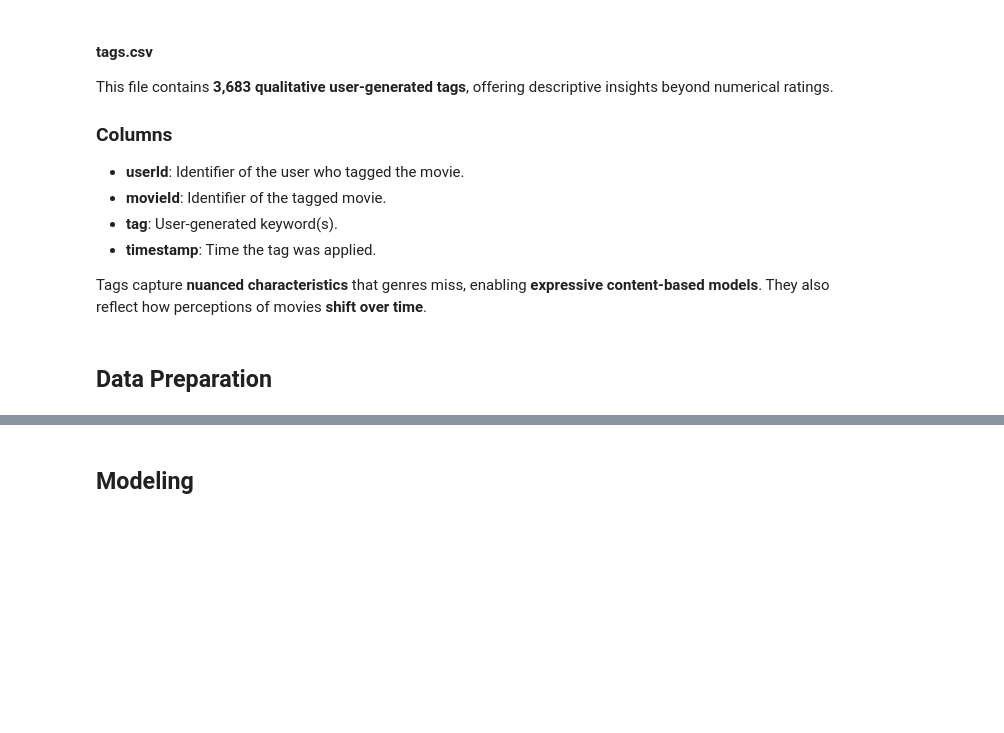
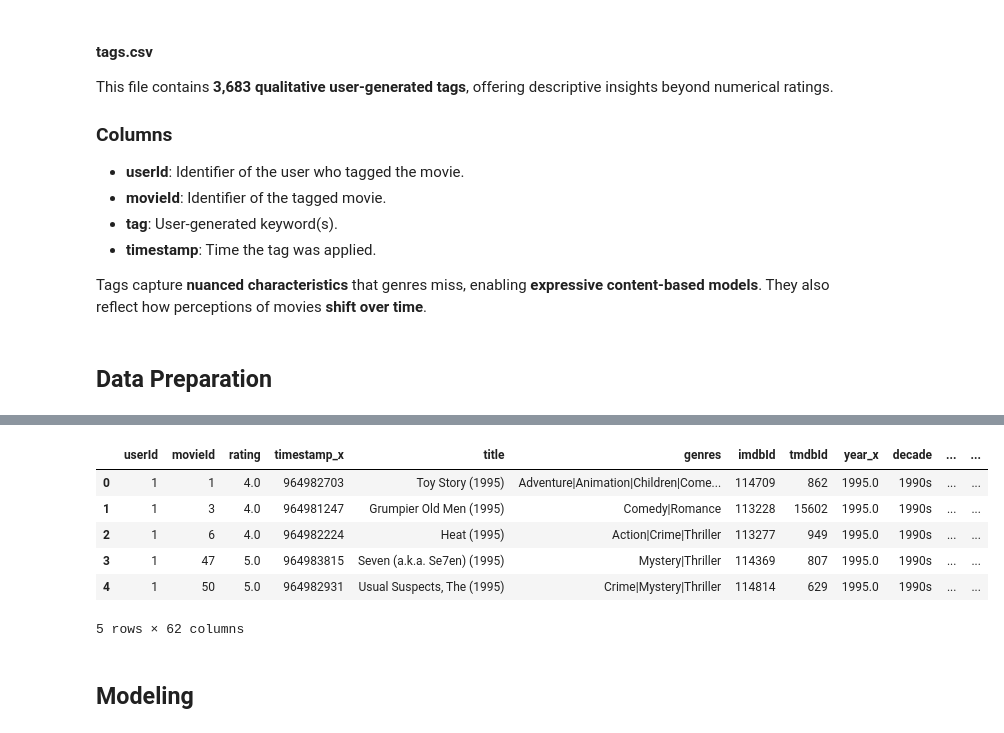
Before and after one commit to H-Rumenya/Group_2_P4_Project, a Jupyter notebook: phase4_project.ipynb, the cells around one changed output, grey strips where cells are left out. Drawn from its saved outputs; the diff is of its cells as text; code cells hidden in the pictures; blank space fills up the shorter version.

```diff
--- a/phase4_project.ipynb
+++ b/phase4_project.ipynb
@@ -201,0 +314,3 @@ Tags capture **nuanced characteristics** that genres miss, enabling **expressive
+# %%
+# Remove exact duplicate rows.
+df = df.drop_duplicates()
@@ -201,0 +328,5 @@ Tags capture **nuanced characteristics** that genres miss, enabling **expressive
+# %%
+# Convert the column to numeric values (non-numeric entries become NaN).
+#Keep only timestamps that fall within a valid range defined by TS_MIN and TS_MAX.
+if "timestamp_x" in df.columns:
+    df["timestamp_x"] = sanitize_timestamp(df["timestamp_x"])
@@ -201,0 +412,12 @@ Tags capture **nuanced characteristics** that genres miss, enabling **expressive
+# %%
+# Row-level ratings table for modeling (keep useful columns if present)
+keep_cols = ["userId", "movieId", "rating"]
+for c in ["timestamp_x", "timestamp", "title", "genres", "imdbId", "tmdbId", "year", "decade"]:
+    if c in df.columns:
+        keep_cols.append(c)
+
+ratings_clean = df[keep_cols].reset_index(drop=True)
+
+# Display small previews
+display(ratings_clean.head(3))
+display(movie_features_ohe.head(3))
@@ -202,3 +434,40 @@ Tags capture **nuanced characteristics** that genres miss, enabling **expressive
+# %%
+# join ratings_clean and movie_features_ohe.
+
+item_feats = movie_features_ohe.drop(columns=["title"])  # keep if you want; usually not used by ML models
+df_joined = ratings_clean.merge(item_feats, on="movieId", how="left")
+
+# Identify genre columns once
+genre_cols = [c for c in movie_features_ohe.columns if c.startswith("genre_")]
+
+# User-genre profile: average (rating-weighted) genre affinity
+tmp = (
+    ratings_clean[["userId", "rating", "movieId"]]
+    .merge(movie_features_ohe[["movieId"] + genre_cols], on="movieId", how="left")
+)
+
+# weight genre indicators by rating
+tmp[genre_cols] = tmp[genre_cols].mul(tmp["rating"], axis=0)
+
+user_profile = (tmp.groupby("userId")[genre_cols]
+                   .mean()
+                   .add_prefix("u_")
+                   .reset_index())
+
+# Merge user profile + item features + rating label
+df_train = (ratings_clean
+            .merge(item_feats, on="movieId", how="left")
+            .merge(user_profile, on="userId", how="left"))
+
+df_train.head()
+# %% [output]
+|  | userId | movieId | rating | timestamp_x | title | genres | imdbId | tmdbId | year_x | decade | ... | ... |
+| 0 | 1 | 1 | 4.0 | 964982703 | Toy Story (1995) | Adventure|Animation|Children|Come... | 114709 | 862 | 1995.0 | 1990s | ... | ... |
+| 1 | 1 | 3 | 4.0 | 964981247 | Grumpier Old Men (1995) | Comedy|Romance | 113228 | 15602 | 1995.0 | 1990s | ... | ... |
+| 2 | 1 | 6 | 4.0 | 964982224 | Heat (1995) | Action|Crime|Thriller | 113277 | 949 | 1995.0 | 1990s | ... | ... |
+| 3 | 1 | 47 | 5.0 | 964983815 | Seven (a.k.a. Se7en) (1995) | Mystery|Thriller | 114369 | 807 | 1995.0 | 1990s | ... | ... |
+| 4 | 1 | 50 | 5.0 | 964982931 | Usual Suspects, The (1995) | Crime|Mystery|Thriller | 114814 | 629 | 1995.0 | 1990s | ... | ... |
+5 rows × 62 columns
 # %% [markdown]
 ## Modeling
 # %%
```
Also changed, not shown: parts of 23 cells of this notebook.
